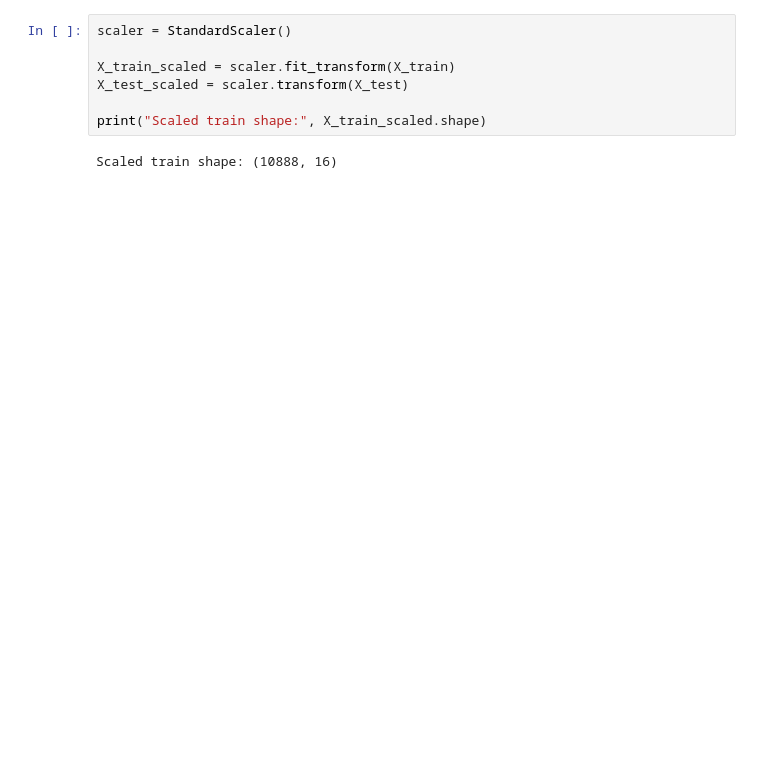
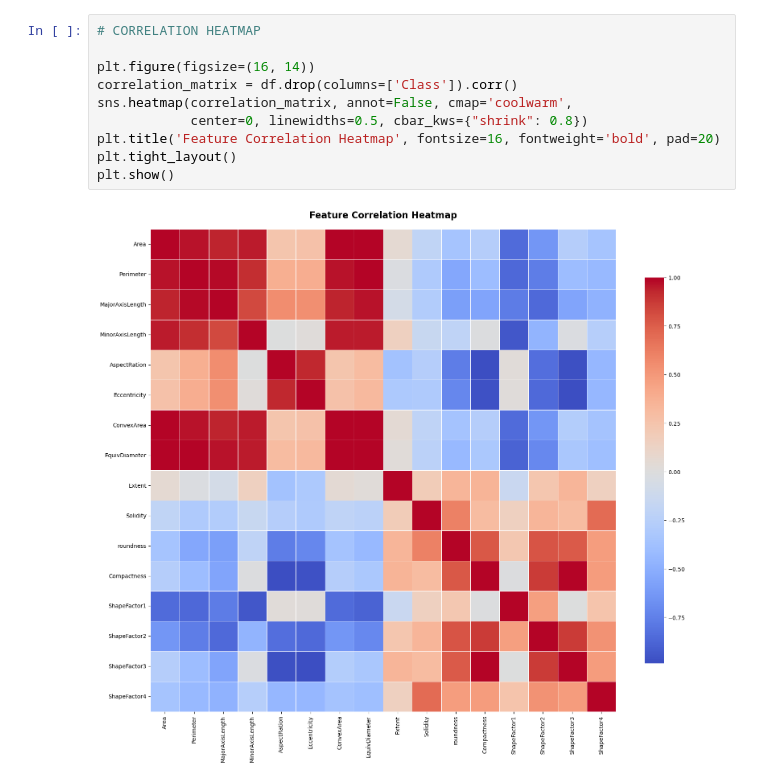
Before and after one commit to Hrita-Dutta/drybeanAI, a Jupyter notebook: 23047503 Hrita Dutta.ipynb, the cells around one changed output. Drawn from its saved outputs; the diff is of its cells as text; blank space fills up the shorter version.

```diff
--- a/23047503 Hrita Dutta.ipynb
+++ b/23047503 Hrita Dutta.ipynb
@@ -89,9 +140,12 @@ Test size: 2723
 # %%
-scaler = StandardScaler()
+# CORRELATION HEATMAP
 
-X_train_scaled = scaler.fit_transform(X_train)
-X_test_scaled = scaler.transform(X_test)
-
-print("Scaled train shape:", X_train_scaled.shape)
+plt.figure(figsize=(16, 14))
+correlation_matrix = df.drop(columns=['Class']).corr()
+sns.heatmap(correlation_matrix, annot=False, cmap='coolwarm',
+            center=0, linewidths=0.5, cbar_kws={"shrink": 0.8})
+plt.title('Feature Correlation Heatmap', fontsize=16, fontweight='bold', pad=20)
+plt.tight_layout()
+plt.show()
 # %% [output]
-Scaled train shape: (10888, 16)
+[figure, added]
```
Also changed, not shown: parts of 19 cells of this notebook.
